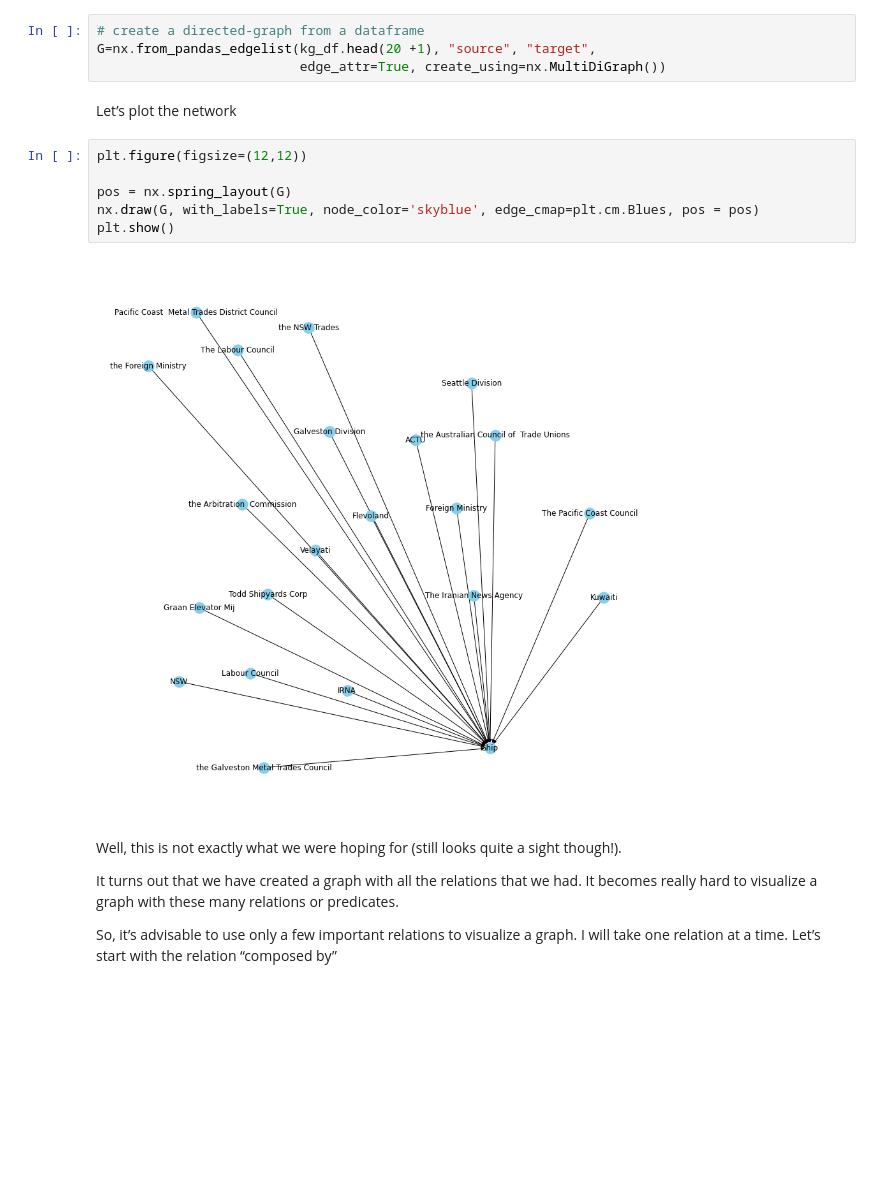
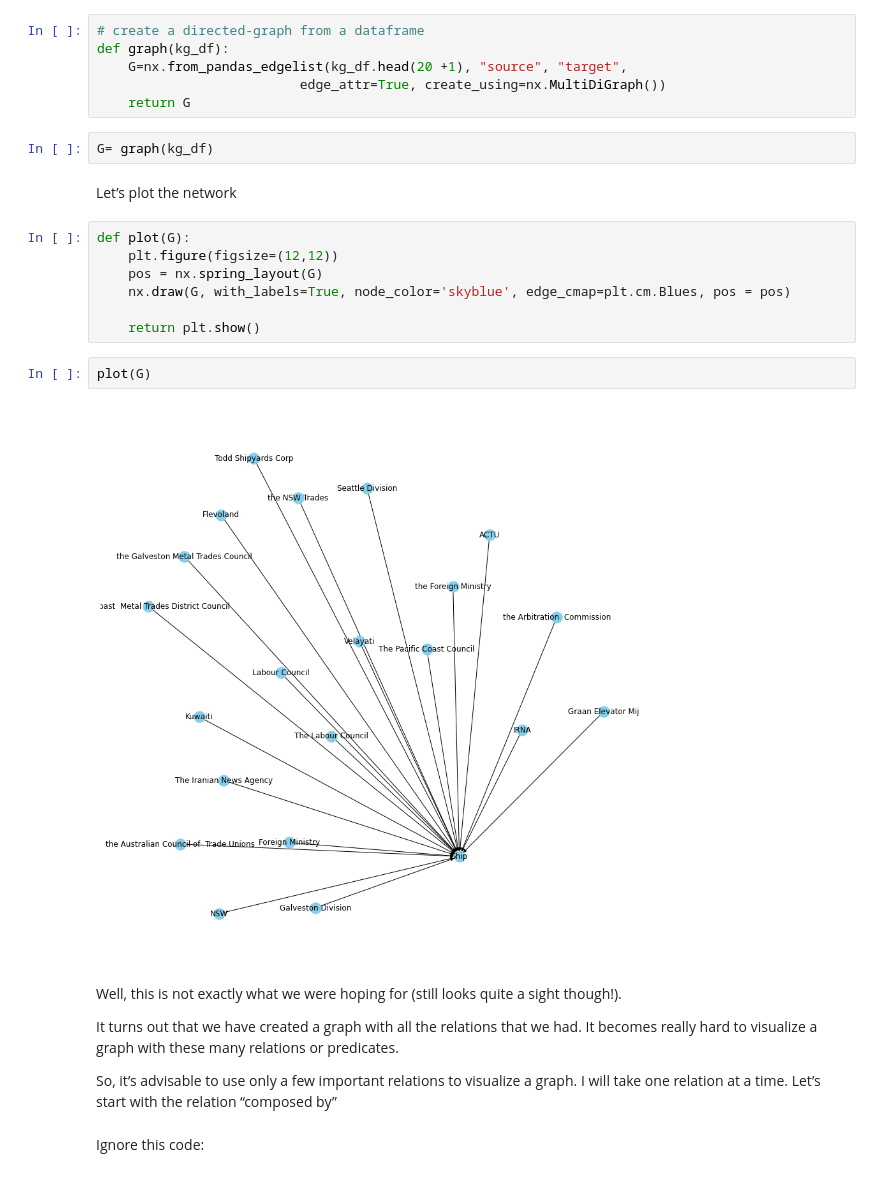
Before and after one commit to ujjwalk00/Entity_Recognition, a Jupyter notebook: graphs/networkx.ipynb, the cells around one changed output. Saved outputs shown, nothing was run; the diff lists cells and outputs as text; blank space fills up the shorter version.

Commit message:
mvp basic graph

```diff
--- a/graphs/networkx.ipynb
+++ b/graphs/networkx.ipynb
@@ -52,22 +52,31 @@ Next, we will use the networkx library to create a network from this dataframe.
 It is going to be a directed graph. In other words, the relation between any connected node pair is not two-way, it is only from one node to another. For example, “John eats pasta”:
 # %%
 # create a directed-graph from a dataframe
-G=nx.from_pandas_edgelist(kg_df.head(20 +1), "source", "target",
+def graph(kg_df):
+    G=nx.from_pandas_edgelist(kg_df.head(20 +1), "source", "target",
                           edge_attr=True, create_using=nx.MultiDiGraph())
+    return G
+# %%
+G= graph(kg_df)
 # %% [markdown]
 Let’s plot the network
 # %%
-plt.figure(figsize=(12,12))
+def plot(G):
+    plt.figure(figsize=(12,12))
+    pos = nx.spring_layout(G)
+    nx.draw(G, with_labels=True, node_color='skyblue', edge_cmap=plt.cm.Blues, pos = pos)
 
-pos = nx.spring_layout(G)
-nx.draw(G, with_labels=True, node_color='skyblue', edge_cmap=plt.cm.Blues, pos = pos)
-plt.show()
+    return plt.show()
-# %% [output]
-[figure, removed]
+# %%
+plot(G)
+# %% [output]
+[figure, added]
 # %% [markdown]
 Well, this is not exactly what we were hoping for (still looks quite a sight though!).
 
 It turns out that we have created a graph with all the relations that we had. It becomes really hard to visualize a graph with these many relations or predicates.
 
 So, it’s advisable to use only a few important relations to visualize a graph. I will take one relation at a time. Let’s start with the relation “composed by”
+# %% [markdown]
+Ignore this code:
 # %%
```
Also changed, not shown: parts of 3 cells of this notebook.
